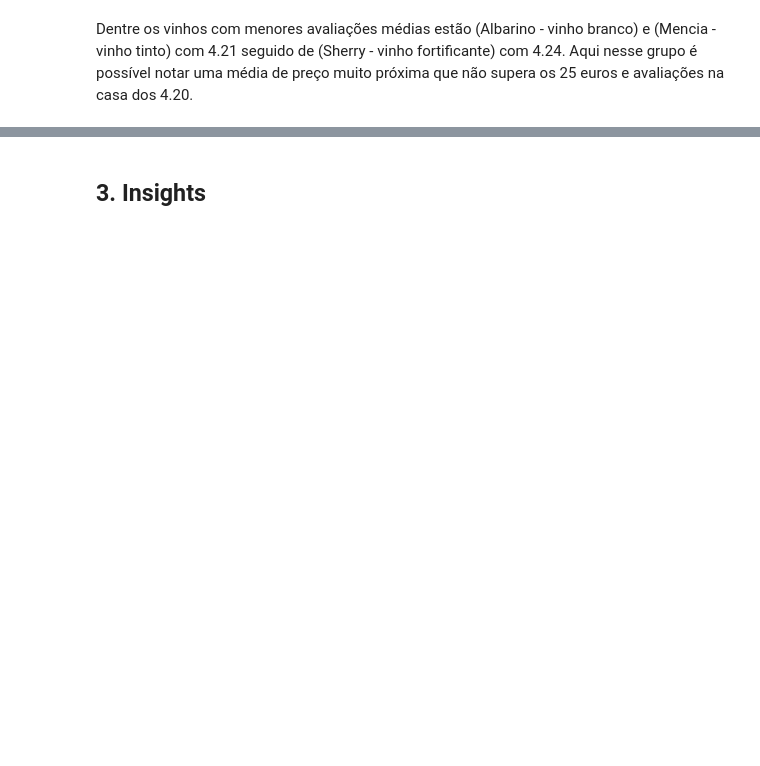
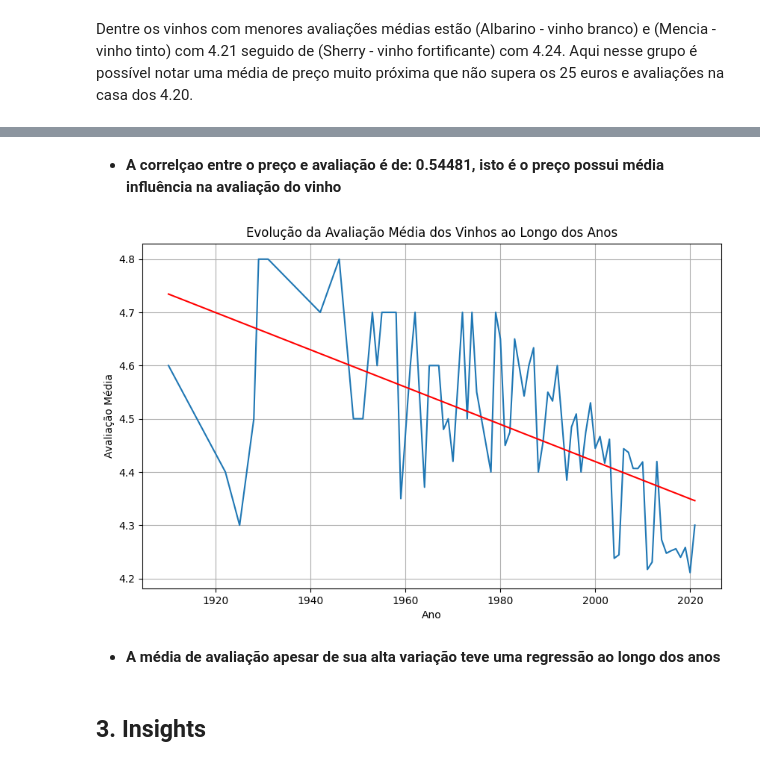
Before and after one commit to atlantico-academy/equipe5-2024.3, a Jupyter notebook: notebooks/01-exploratory_data_analysis.ipynb, the cells around one changed output, grey strips where cells are left out. Cells and saved outputs as stored; diff of their text form; code cells hidden in the pictures; blank space fills up the shorter version.

```diff
--- a/notebooks/01-exploratory_data_analysis.ipynb
+++ b/notebooks/01-exploratory_data_analysis.ipynb
@@ -762,2 +758,23 @@ Dentre os vinhos com menores avaliações médias estão (Albarino - vinho branc
+# %% [markdown]
+* **A correlçao entre o preço e avaliação é de: 0.54481, isto é o preço possui média influência na avaliação do vinho**
+# %%
+media_por_ano = df.groupby('ano')['avaliação'].mean()
+
+slope, intercept, r_value, p_value, std_err = linregress(media_por_ano.index.year, media_por_ano.values)
+
+plt.figure(figsize=(10, 6))
+plt.plot(media_por_ano.index, media_por_ano.values)
+
+plt.plot(media_por_ano.index, slope * media_por_ano.index.year + intercept, color='red', label='Regressão Linear')
+
+plt.xlabel('Ano')
+plt.ylabel('Avaliação Média')
+plt.title('Evolução da Avaliação Média dos Vinhos ao Longo dos Anos')
+plt.grid(True)
+plt.show()
+# %% [output]
+[figure, added]
+# %% [markdown]
+* **A média de avaliação apesar de sua alta variação teve uma regressão ao longo dos anos**
 # %% [markdown]
 ## 3. Insights
```
Also changed, not shown: parts of 23 cells of this notebook.
